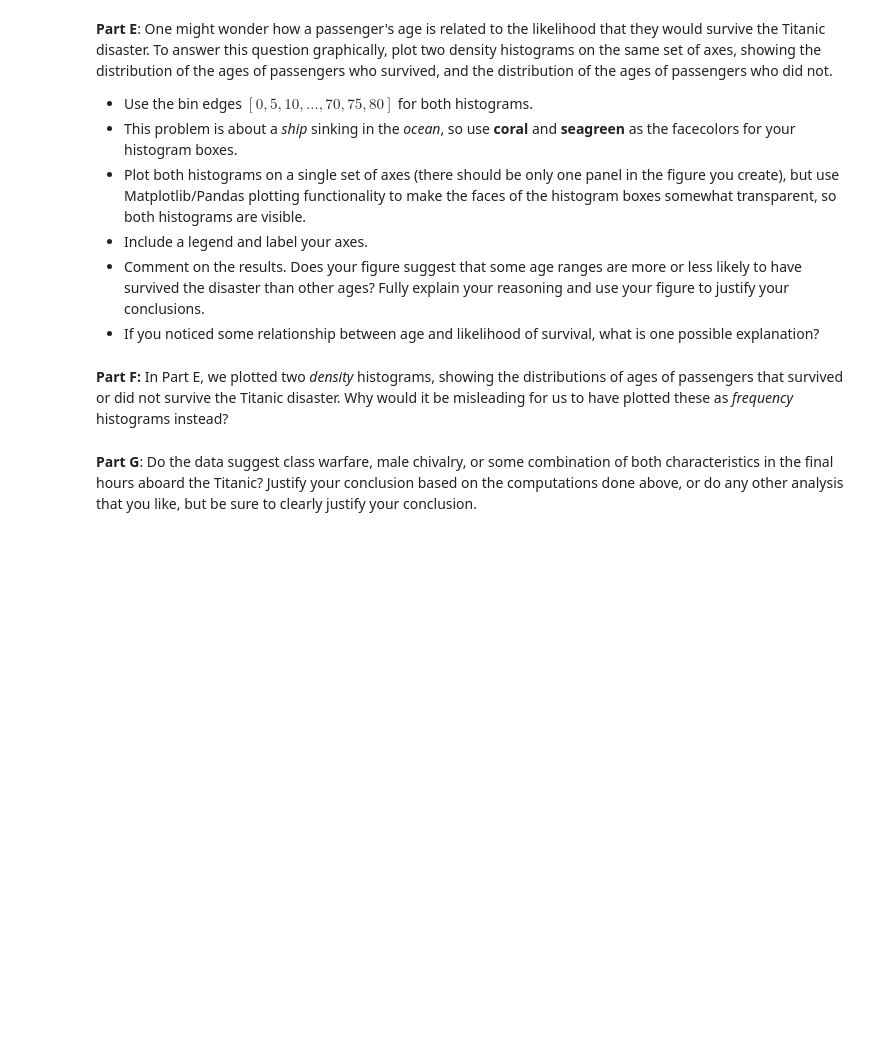
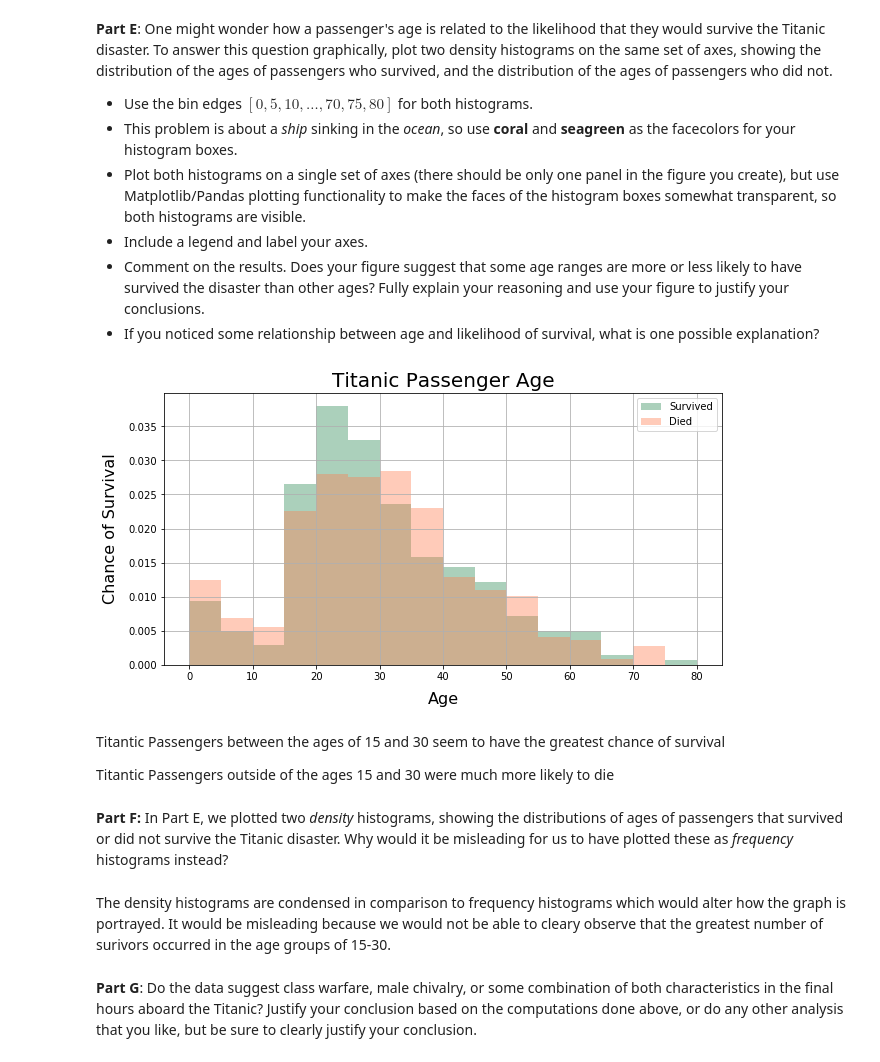
Before and after one commit to techLord-pm/datascienceHW1, a Jupyter notebook: HW1-1.ipynb, the cells around one changed output. Cells and saved outputs as stored; diff of their text form; code cells hidden in the pictures; blank space fills up the shorter version.

```diff
--- a/HW1-1.ipynb
+++ b/HW1-1.ipynb
@@ -165,4 +426,23 @@ my_bins = range(0,85,5)
+# %%
+dfSurvived = dfTitanic.loc[dfTitanic["Survived"] == 1]
+dfDied = dfTitanic.loc[dfTitanic["Survived"] == 0]
+fig, ax = plt.subplots(figsize=(10,5))
+dfSurvived.hist(column="Age", ax=ax, alpha=0.4, bins=my_bins, density=True, label="Survived", facecolor="seagreen")
+dfDied.hist(column="Age", ax=ax, alpha=0.4, bins=my_bins, density=True,label="Died", facecolor="coral")
+ax.set_title("Titanic Passenger Age", fontsize=20)
+ax.set_xlabel("Age", fontsize=16, labelpad=10)
+ax.set_ylabel("Chance of Survival", fontsize=16, labelpad=10)
+ax.legend()
+plt.show()
+# %% [output]
+[figure, added]
+# %% [markdown]
+Titantic Passengers between the ages of 15 and 30 seem to have the greatest chance of survival
+
+Titantic Passengers outside of the ages 15 and 30 were much more likely to die
 # %% [markdown]
 **Part F:** In Part E, we plotted two *density* histograms, showing the distributions of ages of passengers that survived or did not survive the Titanic disaster. Why would it be misleading for us to have plotted these as *frequency* histograms instead?
+# %% [markdown]
+The density histograms are condensed in comparison to frequency histograms which would alter how the graph is portrayed. It would be misleading because we would not be able to cleary observe that the greatest number of surivors occurred in the age groups of 15-30.
 # %% [markdown]
 **Part G**: Do the data suggest class warfare, male chivalry, or some combination of both characteristics in the final hours aboard the Titanic?  Justify your conclusion based on the computations done above, or do any other analysis that you like, but be sure to clearly justify your conclusion.
```
Also changed, not shown: parts of 50 cells of this notebook.
